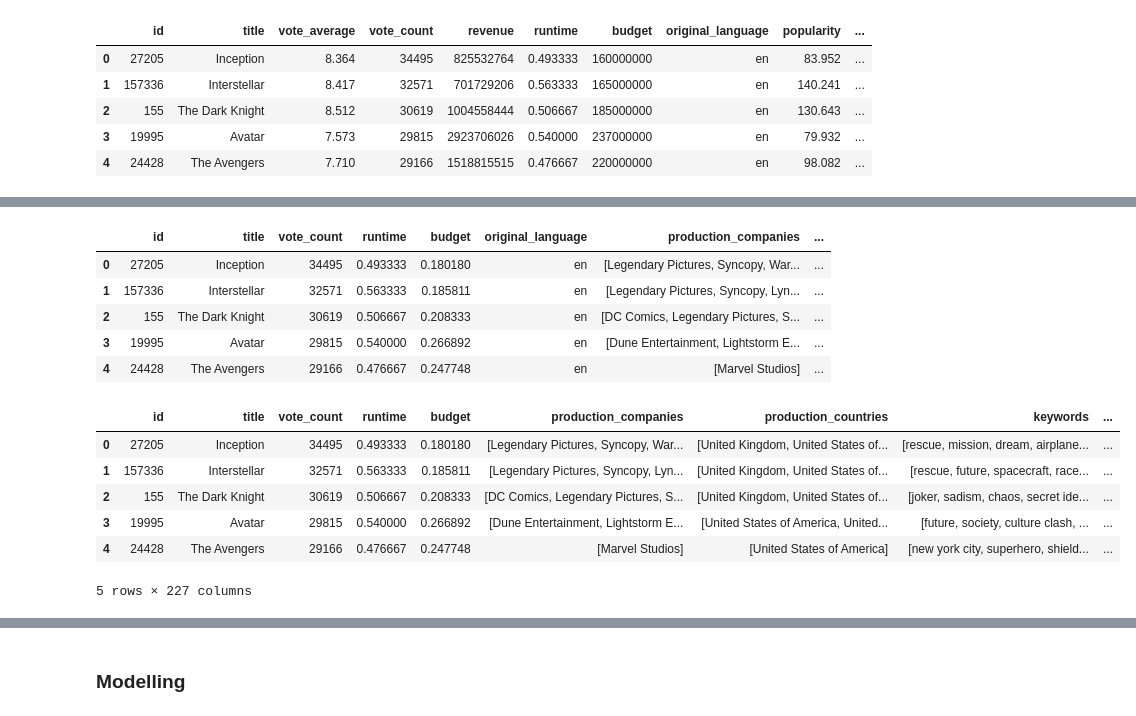
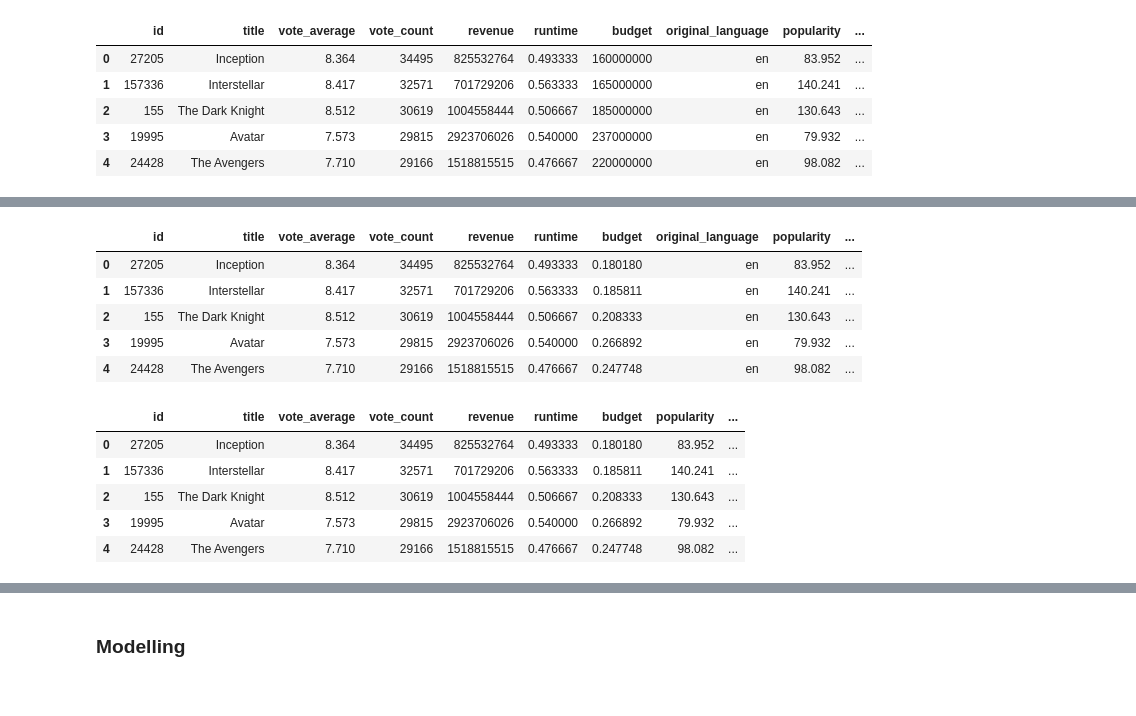
Before and after one commit to fishbrightwise/IS428-G1T9, a Jupyter notebook: notebooks/5) Business Metrics Regression.ipynb, the cells around one changed output, grey strips where cells are left out. Cells and saved outputs as stored; diff of their text form; code cells hidden in the pictures.

Commit message:
Super Basic Regression Model

```diff
--- a/notebooks/5) Business Metrics Regression.ipynb
+++ b/notebooks/5) Business Metrics Regression.ipynb
@@ -54,8 +53,8 @@ df.head()
 | 3 | 19995 | Avatar | 7.573 | 29815 | 2009-12-15 | 2923706026 | 162 | 237000000 | ... |
 | 4 | 24428 | The Avengers | 7.710 | 29166 | 2012-04-25 | 1518815515 | 143 | 220000000 | ... |
 # %%
-df['month'] = df['release_date'].apply(lambda x: x.split('-')[1])
-df['day'] = df['release_date'].apply(lambda x: x.split('-')[2])
+df['month'] = df['release_date'].progress_apply(lambda x: x.split('-')[1])
+df['day'] = df['release_date'].progress_apply(lambda x: x.split('-')[2])
 df.drop(columns=['release_date'], inplace=True)
 df.head()
 # %% [output]
@@ -73,6 +72,6 @@ df.shape
 # %%
 # Selecting the columns for PCA
-pca_features = df[['vote_average', 'popularity', 'revenue']]
+pca_features = df[['popularity', 'revenue']]
 
 # Standardizing the features
 scaler = MinMaxScaler()
@@ -99,7 +98,3 @@ df.head()
 | 2 | 155 | The Dark Knight | 8.512 | 30619 | 1004558444 | 0.506667 | 185000000 | en | 130.643 | ... |
 | 3 | 19995 | Avatar | 7.573 | 29815 | 2923706026 | 0.540000 | 237000000 | en | 79.932 | ... |
 | 4 | 24428 | The Avengers | 7.710 | 29166 | 1518815515 | 0.476667 | 220000000 | en | 98.082 | ... |
-# %%
-y_df = df[['vote_average', 'revenue', 'popularity']]
-df.drop(columns=['vote_average', 'revenue', 'popularity'], inplace=True)
-y_df.head()
@@ -122,38 +110,37 @@ scaled_features = scaler.fit_transform(scale_features)
 df[['budget', 'overview_sentiment']] = scaled_features
 df.head()
 # %% [output]
-|  | id | title | vote_count | runtime | budget | original_language | production_companies | ... |
-| 0 | 27205 | Inception | 34495 | 0.493333 | 0.180180 | en | [Legendary Pictures, Syncopy, War... | ... |
-| 1 | 157336 | Interstellar | 32571 | 0.563333 | 0.185811 | en | [Legendary Pictures, Syncopy, Lyn... | ... |
-| 2 | 155 | The Dark Knight | 30619 | 0.506667 | 0.208333 | en | [DC Comics, Legendary Pictures, S... | ... |
-| 3 | 19995 | Avatar | 29815 | 0.540000 | 0.266892 | en | [Dune Entertainment, Lightstorm E... | ... |
-| 4 | 24428 | The Avengers | 29166 | 0.476667 | 0.247748 | en | [Marvel Studios] | ... |
+|  | id | title | vote_average | vote_count | revenue | runtime | budget | original_language | popularity | ... |
+| 0 | 27205 | Inception | 8.364 | 34495 | 825532764 | 0.493333 | 0.180180 | en | 83.952 | ... |
+| 1 | 157336 | Interstellar | 8.417 | 32571 | 701729206 | 0.563333 | 0.185811 | en | 140.241 | ... |
+| 2 | 155 | The Dark Knight | 8.512 | 30619 | 1004558444 | 0.506667 | 0.208333 | en | 130.643 | ... |
+| 3 | 19995 | Avatar | 7.573 | 29815 | 2923706026 | 0.540000 | 0.266892 | en | 79.932 | ... |
+| 4 | 24428 | The Avengers | 7.710 | 29166 | 1518815515 | 0.476667 | 0.247748 | en | 98.082 | ... |
 # %%
-# One-hot encode the 'original_language' column
-encoded_languages = pd.get_dummies(df['original_language'], prefix='lang')
-encoded_languages = encoded_languages.astype(int)
+# # One-hot encode the 'original_language' column
+# encoded_languages = pd.get_dummies(df['original_language'], prefix='lang')
+# encoded_languages = encoded_languages.astype(int)
 
-encoded_months = pd.get_dummies(df['month'], prefix='month')
-encoded_months = encoded_months.astype(int)
+# encoded_months = pd.get_dummies(df['month'], prefix='month')
+# encoded_months = encoded_months.astype(int)
 
-encoded_days = pd.get_dummies(df['day'], prefix='day')
-encoded_days = encoded_days.astype(int)
+# encoded_days = pd.get_dummies(df['day'], prefix='day')
+# encoded_days = encoded_days.astype(int)
 
-# Concatenate the new binary encoded columns to the original dataframe
-df = pd.concat([df, encoded_languages, encoded_months, encoded_days], axis=1)
+# # Concatenate the new binary encoded columns to the original dataframe
+# df = pd.concat([df, encoded_languages, encoded_months, encoded_days], axis=1)
 
 # Drop the original 'original_language' column
 df.drop(columns=['original_language', 'month', 'day'], inplace=True)
 
 df.head()
 # %% [output]
-|  | id | title | vote_count | runtime | budget | production_companies | production_countries | keywords | ... |
-| 0 | 27205 | Inception | 34495 | 0.493333 | 0.180180 | [Legendary Pictures, Syncopy, War... | [United Kingdom, United States of... | [rescue, mission, dream, airplane... | ... |
-| 1 | 157336 | Interstellar | 32571 | 0.563333 | 0.185811 | [Legendary Pictures, Syncopy, Lyn... | [United Kingdom, United States of... | [rescue, future, spacecraft, race... | ... |
-| 2 | 155 | The Dark Knight | 30619 | 0.506667 | 0.208333 | [DC Comics, Legendary Pictures, S... | [United Kingdom, United States of... | [joker, sadism, chaos, secret ide... | ... |
-| 3 | 19995 | Avatar | 29815 | 0.540000 | 0.266892 | [Dune Entertainment, Lightstorm E... | [United States of America, United... | [future, society, culture clash, ... | ... |
-| 4 | 24428 | The Avengers | 29166 | 0.476667 | 0.247748 | [Marvel Studios] | [United States of America] | [new york city, superhero, shield... | ... |
+|  | id | title | vote_average | vote_count | revenue | runtime | budget | popularity | ... |
+| 0 | 27205 | Inception | 8.364 | 34495 | 825532764 | 0.493333 | 0.180180 | 83.952 | ... |
+| 1 | 157336 | Interstellar | 8.417 | 32571 | 701729206 | 0.563333 | 0.185811 | 140.241 | ... |
+| 2 | 155 | The Dark Knight | 8.512 | 30619 | 1004558444 | 0.506667 | 0.208333 | 130.643 | ... |
+| 3 | 19995 | Avatar | 7.573 | 29815 | 2923706026 | 0.540000 | 0.266892 | 79.932 | ... |
+| 4 | 24428 | The Avengers | 7.710 | 29166 | 1518815515 | 0.476667 | 0.247748 | 98.082 | ... |
-5 rows × 227 columns
 # %%
 # Initialize the MultiLabelBinarizer
 mlb = MultiLabelBinarizer()
```
Also changed, not shown: parts of 25 cells of this notebook, 3 other files.
